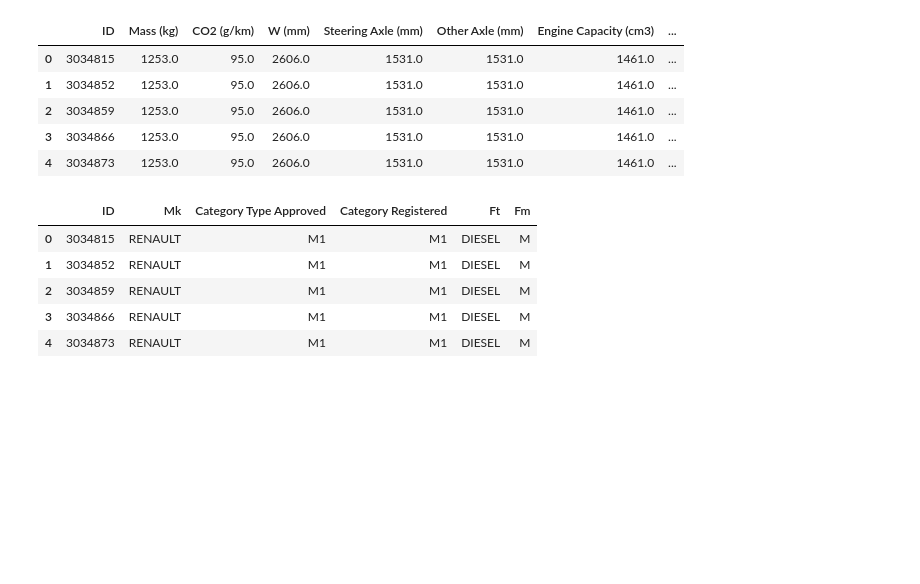
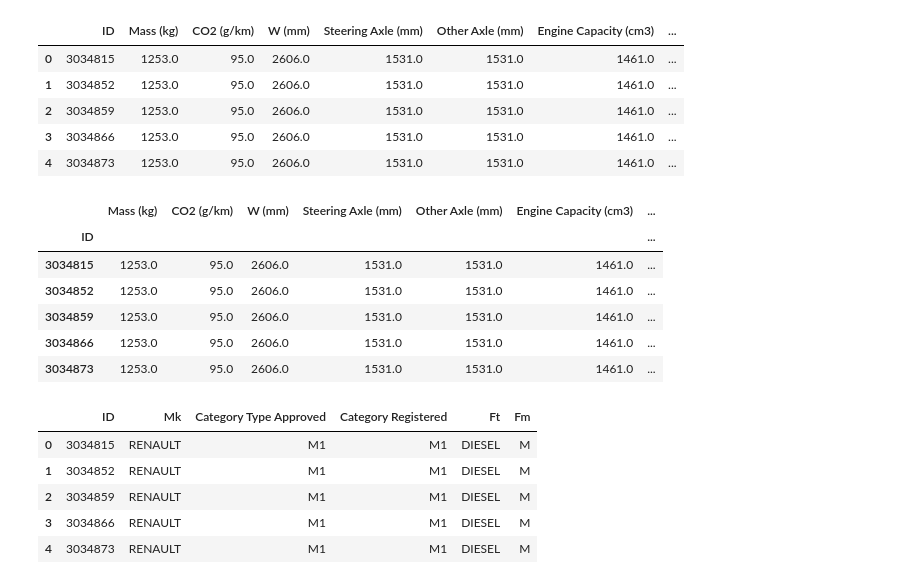
Before and after one commit to two-suns/CO2_Emissions_Estimator, a Jupyter notebook: Clean:Prep:Create/db_tables.ipynb, the cells around one changed output. Drawn from its saved outputs; the diff is of its cells as text; code cells hidden in the pictures; blank space fills up the shorter version.

```diff
--- a/Clean:Prep:Create/db_tables.ipynb
+++ b/Clean:Prep:Create/db_tables.ipynb
@@ -63,4 +63,15 @@ car_size_df.head()
 | 2 | 3034859 | 1253.0 | 95.0 | 2606.0 | 1531.0 | 1531.0 | 1461.0 | ... |
 | 3 | 3034866 | 1253.0 | 95.0 | 2606.0 | 1531.0 | 1531.0 | 1461.0 | ... |
 | 4 | 3034873 | 1253.0 | 95.0 | 2606.0 | 1531.0 | 1531.0 | 1461.0 | ... |
+# %%
+car_size = car_size_df.set_index('ID')
+car_size.head()
+# %% [output]
+|  | Mass (kg) | CO2 (g/km) | W (mm) | Steering Axle (mm) | Other Axle (mm) | Engine Capacity (cm3) | ... |
+| ID |  |  |  |  |  |  | ... |
+| 3034815 | 1253.0 | 95.0 | 2606.0 | 1531.0 | 1531.0 | 1461.0 | ... |
+| 3034852 | 1253.0 | 95.0 | 2606.0 | 1531.0 | 1531.0 | 1461.0 | ... |
+| 3034859 | 1253.0 | 95.0 | 2606.0 | 1531.0 | 1531.0 | 1461.0 | ... |
+| 3034866 | 1253.0 | 95.0 | 2606.0 | 1531.0 | 1531.0 | 1461.0 | ... |
+| 3034873 | 1253.0 | 95.0 | 2606.0 | 1531.0 | 1531.0 | 1461.0 | ... |
 # %%
```
Also changed, not shown: parts of 3 cells of this notebook, 7 other files.
